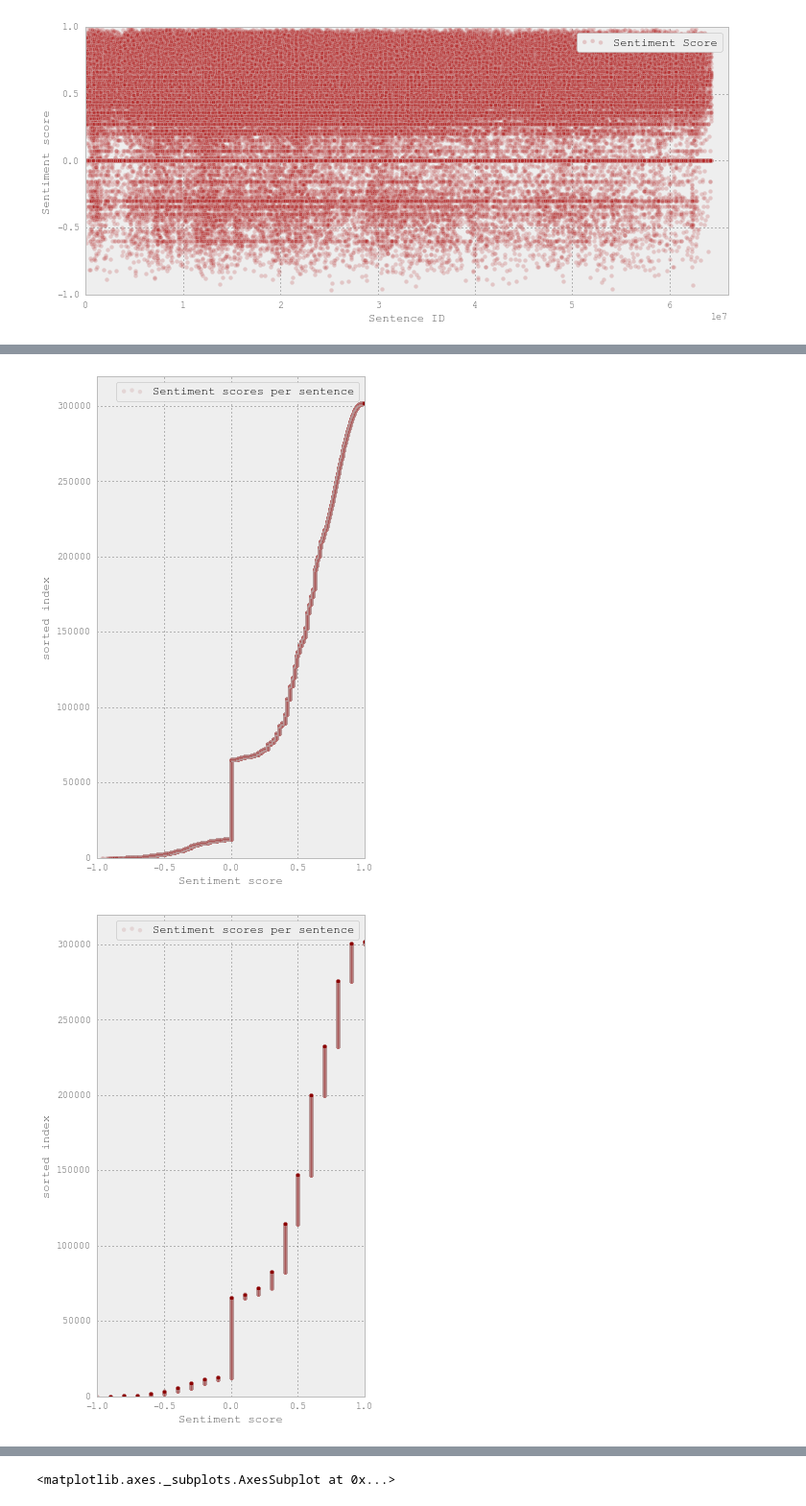
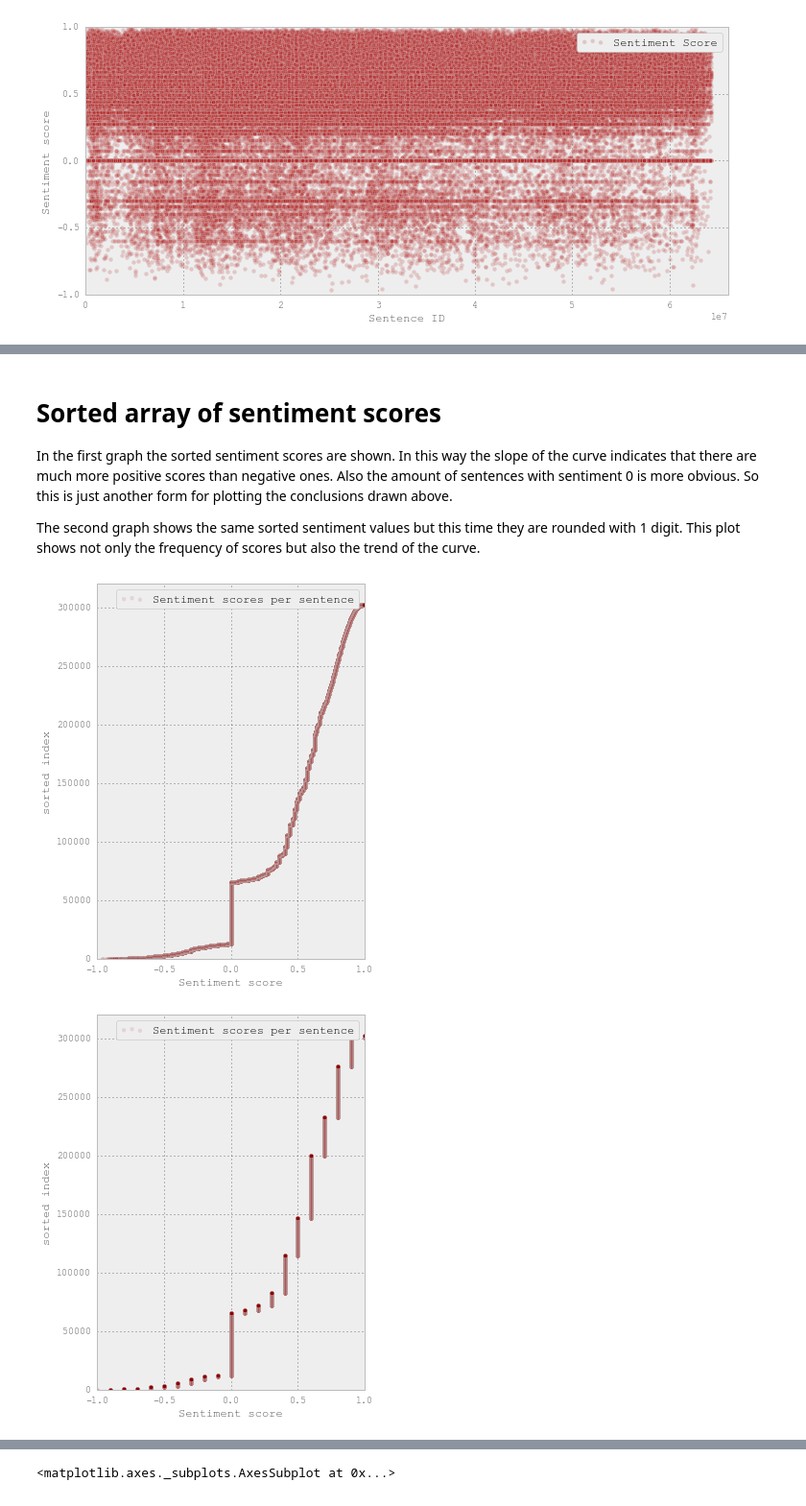
Before and after one commit to AntigoniKourou/Thesis, a Jupyter notebook: Sentiment distribution and normalized sentiment frequencies .ipynb, the cells around one changed output, grey strips where cells are left out. Shown at 96% size. Cells and saved outputs as stored; diff of their text form; code cells hidden in the pictures.

```diff
--- a/Sentiment distribution and normalized sentiment frequencies .ipynb
+++ b/Sentiment distribution and normalized sentiment frequencies .ipynb
@@ -39,26 +42,33 @@ plt.show()
+# %% [markdown]
+# Sorted array of sentiment scores
+In the first graph the sorted sentiment scores are shown. In this way the slope of the curve indicates that there are much more positive scores than negative ones. Also the amount of sentences with sentiment 0 is more obvious. So this is just another form for plotting the conclusions drawn above.
+
+The second graph shows the same sorted sentiment values but this time they are rounded with 1 digit. This plot shows not only the frequency of scores but also the trend of the curve.
 # %%
 # Sentiment scores in another form of visualizing
 
-ak=file[['Sentiment score']].sort_values('Sentiment score', axis=0, ascending=True)
+ak=file[['Sentiment score']].sort_values('Sentiment score',
+                                axis=0, ascending=True)
 ak.reset_index(level=0, inplace=True)
 ak['index']=ak.index
-i=ak.plot(kind='scatter', y='index', x='Sentiment score', color='DarkRed',
-                     label='Sentiment scores per sentence', alpha=0.1, figsize=(5,9))
+i=ak.plot(kind='scatter', y='index', x='Sentiment score',
+              color='DarkRed', label='Sentiment scores per sentence',
+          alpha=0.1, figsize=(5,7))
 plt.axis([-1, 1, 0, 320000])
 i.set_ylabel("sorted index")
 plt.show()
 
-
 # Sentiment scores in another form of visualizing
-
-ak=file[['Sentiment score']].sort_values('Sentiment score', axis=0, ascending=True).round(1)
+ak=file[['Sentiment score']].sort_values('Sentiment score',
+        axis=0, ascending=True).round(1)
 ak.reset_index(level=0, inplace=True)
 ak['index']=ak.index
-ii=ak.plot(kind='scatter', y='index', x='Sentiment score', color='DarkRed',
-                     label='Sentiment scores per sentence', alpha=0.1, figsize=(5,9))
+ii=ak.plot(kind='scatter', y='index', alpha=0.1,
+           x='Sentiment score', color='DarkRed',
+          label='Sentiment scores per sentence', figsize=(5,7))
 ii.set_ylabel("sorted index")
 plt.axis([-1, 1, 0, 320000])
 plt.show()
 # %% [output]
-[figure, old version]
+[figure, new version]
-[figure, old version]
+[figure, new version]
```
Also changed, not shown: parts of 43 cells of this notebook, 3 other files.
